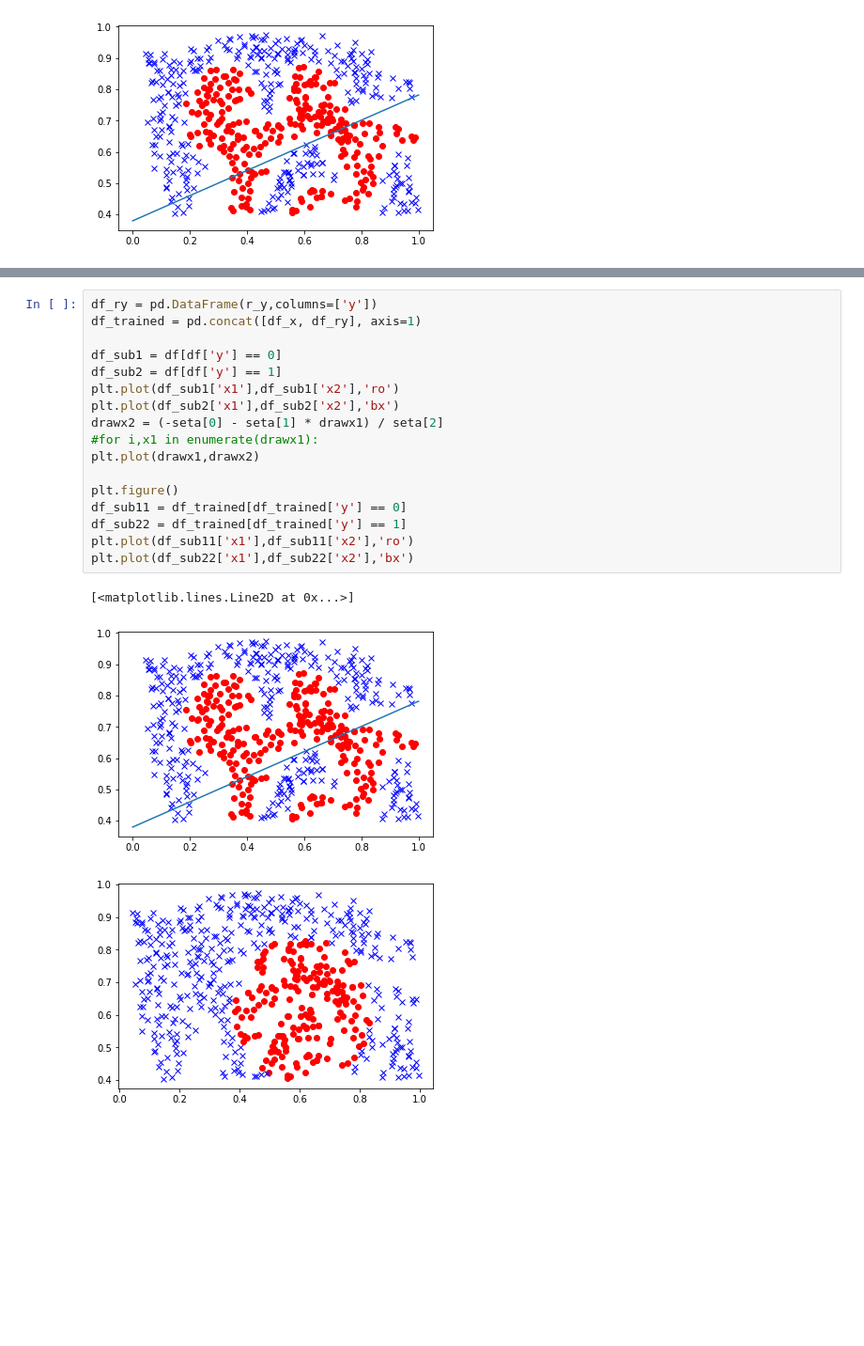
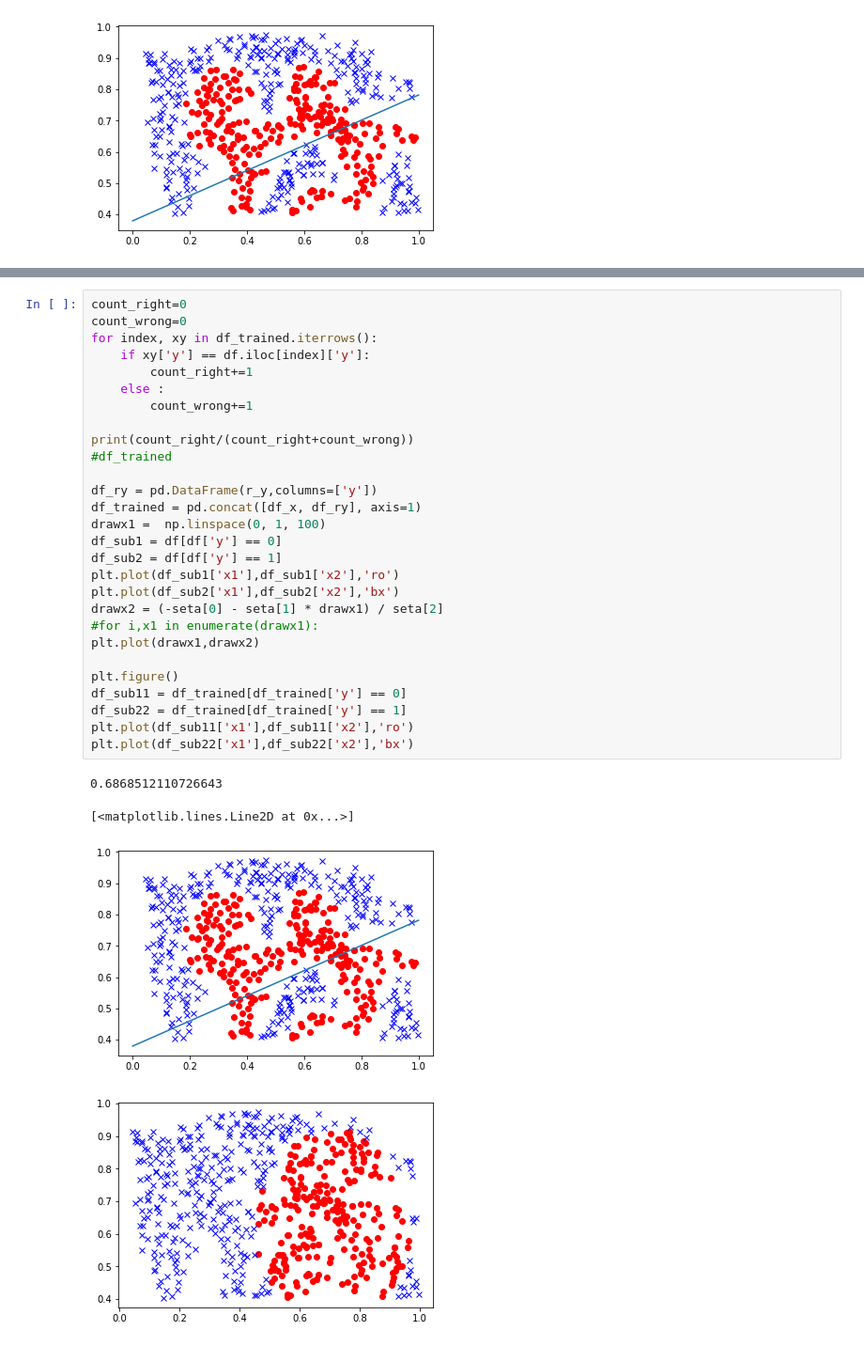
Before and after one commit to Sangil55/logregVsNavBayes, a Jupyter notebook: logRvsBayes.ipynb, the cells around one changed output, grey strips where cells are left out. Shown at 94% size. Cells and saved outputs as stored; diff of their text form; blank space fills up the shorter version.

```diff
--- a/logRvsBayes.ipynb
+++ b/logRvsBayes.ipynb
@@ -282,21 +291,33 @@ AttributeError: module 'pandas' has no attribute 'datafame'
 # %%
+count_right=0
+count_wrong=0
+for index, xy in df_trained.iterrows():
+    if xy['y'] == df.iloc[index]['y']:
+        count_right+=1
+    else :
+        count_wrong+=1
+
+print(count_right/(count_right+count_wrong))
+#df_trained
+
 df_ry = pd.DataFrame(r_y,columns=['y'])
 df_trained = pd.concat([df_x, df_ry], axis=1)
-
+drawx1 =  np.linspace(0, 1, 100)
 df_sub1 = df[df['y'] == 0]
 df_sub2 = df[df['y'] == 1]
 plt.plot(df_sub1['x1'],df_sub1['x2'],'ro')
 plt.plot(df_sub2['x1'],df_sub2['x2'],'bx')
 drawx2 = (-seta[0] - seta[1] * drawx1) / seta[2]
 #for i,x1 in enumerate(drawx1):
 plt.plot(drawx1,drawx2)
 
 plt.figure()
 df_sub11 = df_trained[df_trained['y'] == 0]
 df_sub22 = df_trained[df_trained['y'] == 1]
 plt.plot(df_sub11['x1'],df_sub11['x2'],'ro')
 plt.plot(df_sub22['x1'],df_sub22['x2'],'bx')
 # %% [output]
-[<matplotlib.lines.Line2D at 0x...>]
+0.6868512110726643
+[<matplotlib.lines.Line2D at 0x...>]
 [figure]
-[figure, old version]
+[figure, new version]
```
Also changed, not shown: parts of 8 cells of this notebook.
